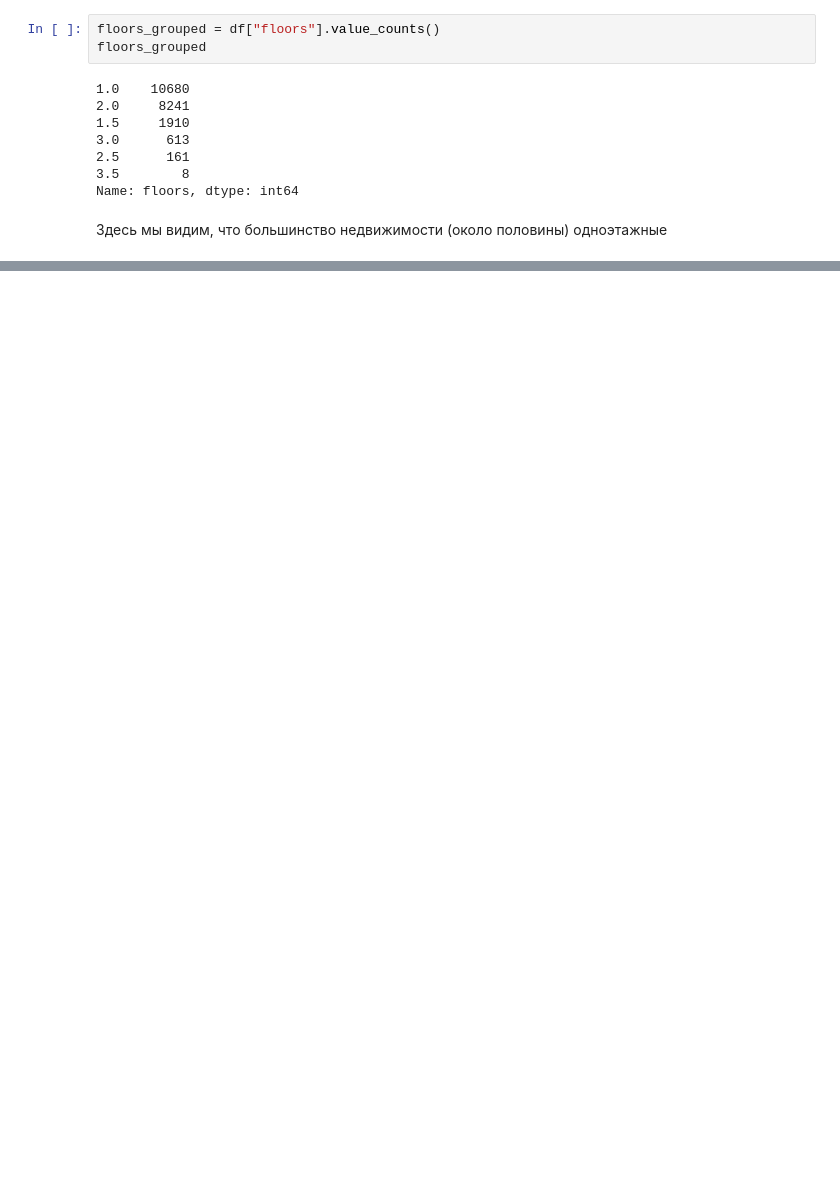
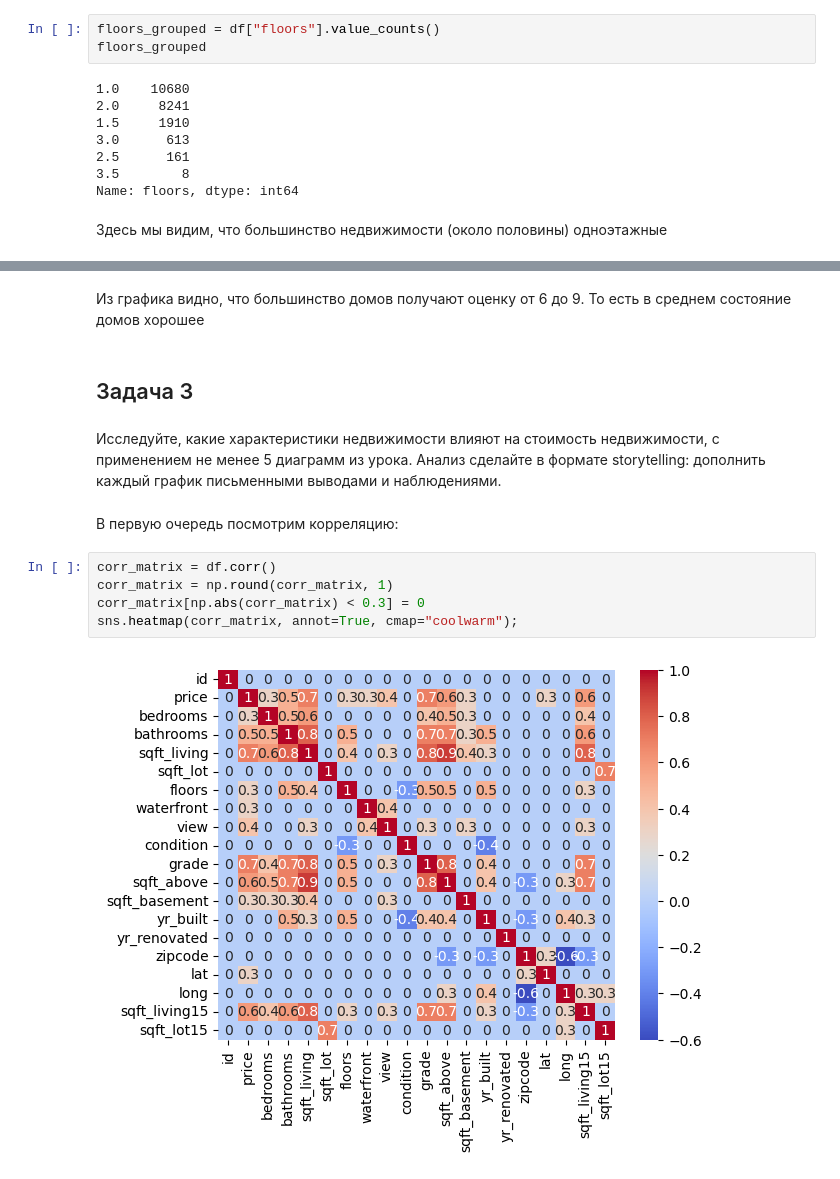
Before and after one commit to Ka3aner/GB_Practice_Python_2, a Jupyter notebook: Семинар 4/HW_4.ipynb, the cells around one changed output, grey strips where cells are left out. Drawn from its saved outputs; the diff is of its cells as text; blank space fills up the shorter version.

```diff
--- a/Семинар 4/HW_4.ipynb
+++ b/Семинар 4/HW_4.ipynb
@@ -140,0 +150,16 @@ Name: floors, dtype: int64
+# %% [markdown]
+Из графика видно, что большинство домов получают оценку от 6 до 9. То есть в среднем состояние домов хорошее
+# %% [markdown]
+## Задача 3
+# %% [markdown]
+Исследуйте, какие характеристики недвижимости влияют на стоимость недвижимости, с применением не менее 5 диаграмм из урока.
+Анализ сделайте в формате storytelling: дополнить каждый график письменными выводами и наблюдениями.
+# %% [markdown]
+В первую очередь посмотрим корреляцию:
+# %%
+corr_matrix = df.corr()
+corr_matrix = np.round(corr_matrix, 1)
+corr_matrix[np.abs(corr_matrix) < 0.3] = 0
+sns.heatmap(corr_matrix, annot=True, cmap="coolwarm");
+# %% [output]
+[figure, added]
```
Also changed, not shown: parts of 17 cells of this notebook.
